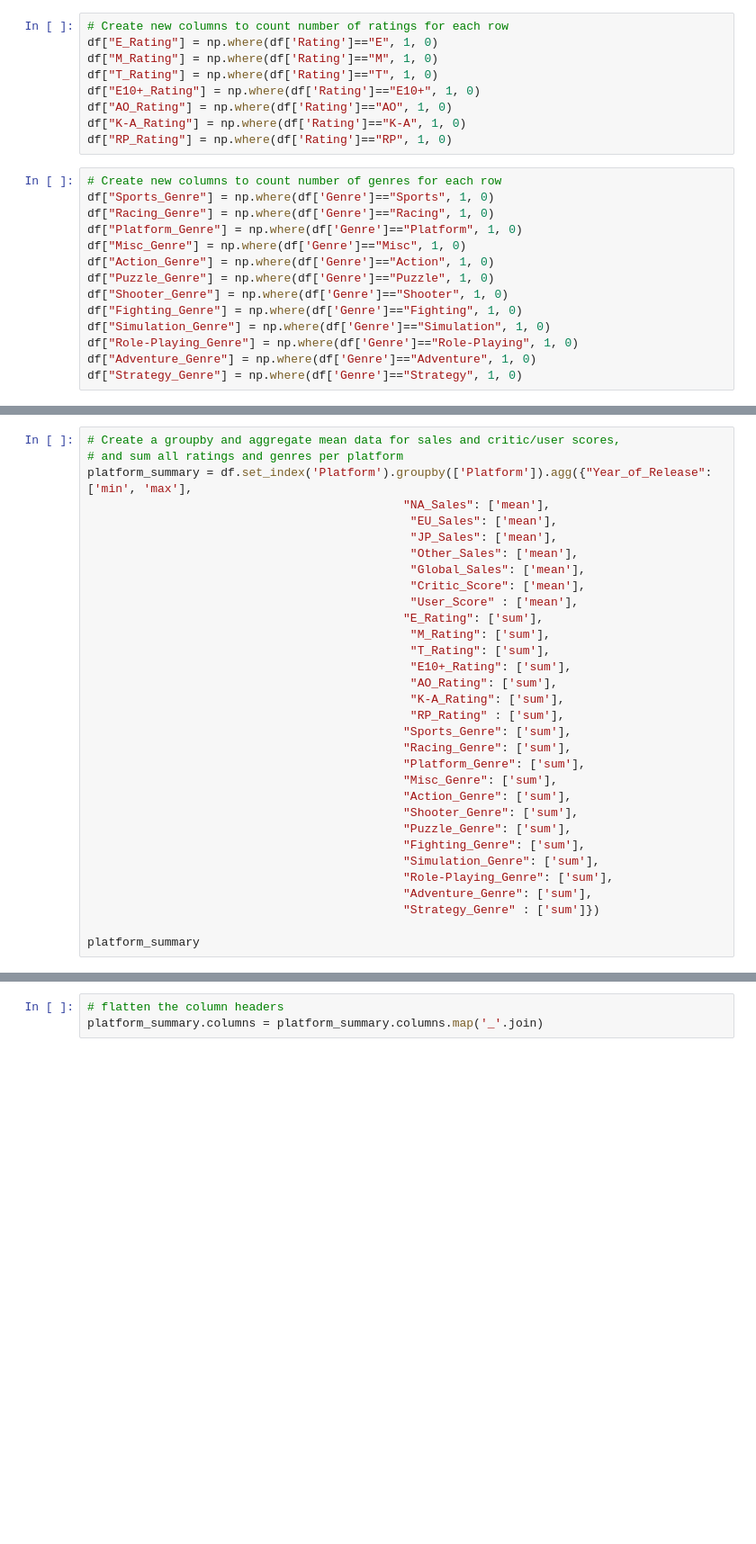
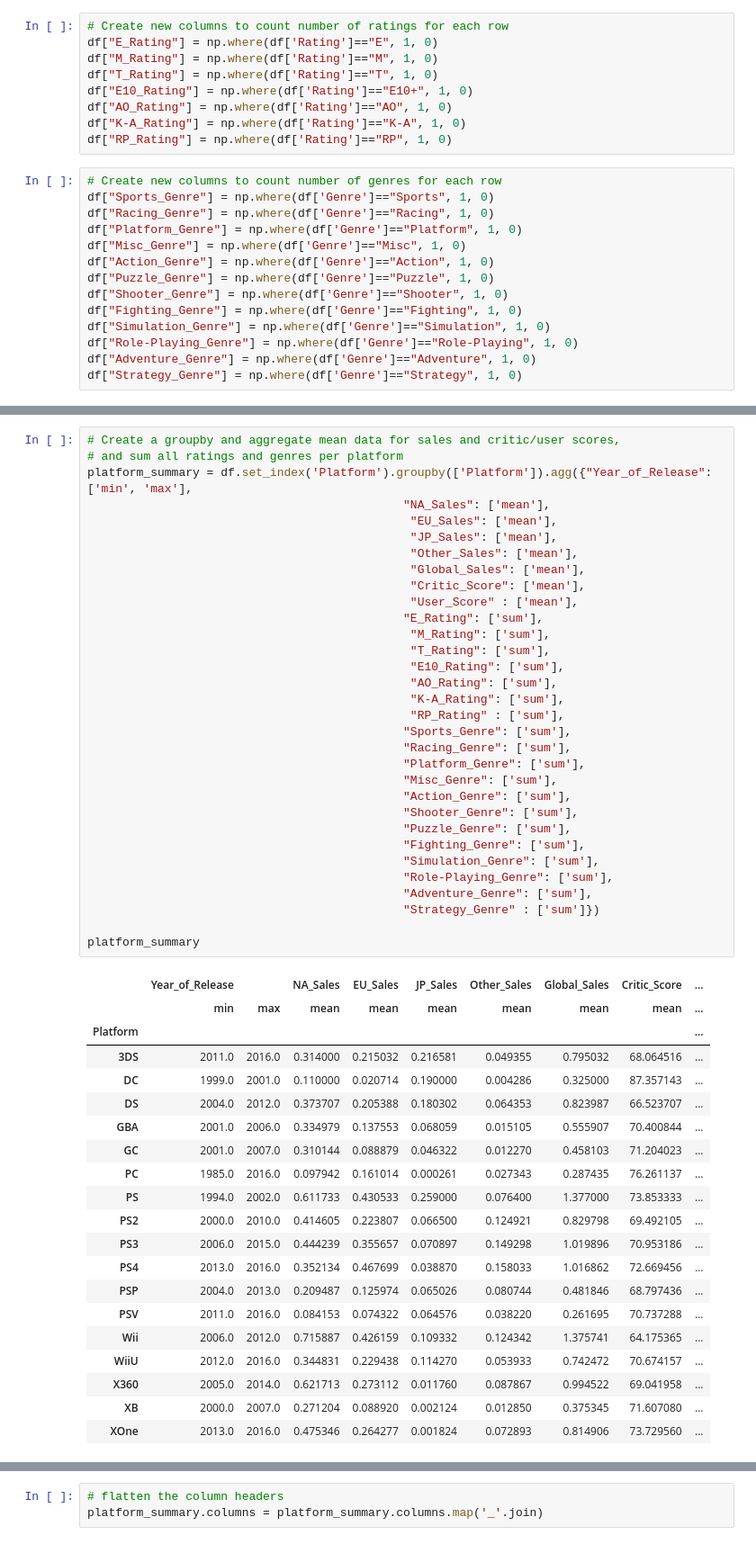
Before and after one commit to sarahcasauria/Project-3-Bootcamp, a Jupyter notebook: python scripts/summarise_by_platform.ipynb, the cells around one changed output, grey strips where cells are left out. Shown at 90% size. Drawn from its saved outputs; the diff is of its cells as text; blank space fills up the shorter version.

Commit message:
updated platform summaries

```diff
--- a/python scripts/summarise_by_platform.ipynb
+++ b/python scripts/summarise_by_platform.ipynb
@@ -16,7 +27,7 @@ print(df.Genre.unique())
 df["E_Rating"] = np.where(df['Rating']=="E", 1, 0)
 df["M_Rating"] = np.where(df['Rating']=="M", 1, 0)
 df["T_Rating"] = np.where(df['Rating']=="T", 1, 0)
-df["E10+_Rating"] = np.where(df['Rating']=="E10+", 1, 0)
+df["E10_Rating"] = np.where(df['Rating']=="E10+", 1, 0)
 df["AO_Rating"] = np.where(df['Rating']=="AO", 1, 0)
 df["K-A_Rating"] = np.where(df['Rating']=="K-A", 1, 0)
 df["RP_Rating"] = np.where(df['Rating']=="RP", 1, 0)
@@ -40,31 +64,52 @@ df.head(10)
 # Create a groupby and aggregate mean data for sales and critic/user scores,
 # and sum all ratings and genres per platform
 platform_summary = df.set_index('Platform').groupby(['Platform']).agg({"Year_of_Release": ['min', 'max'],
                                              "NA_Sales": ['mean'],
                                               "EU_Sales": ['mean'],
                                               "JP_Sales": ['mean'],
                                               "Other_Sales": ['mean'],
                                               "Global_Sales": ['mean'],
                                               "Critic_Score": ['mean'],
                                               "User_Score" : ['mean'],
                                              "E_Rating": ['sum'],
                                               "M_Rating": ['sum'],
                                               "T_Rating": ['sum'],
-                                              "E10+_Rating": ['sum'],
+                                              "E10_Rating": ['sum'],
                                               "AO_Rating": ['sum'],
                                               "K-A_Rating": ['sum'],
                                               "RP_Rating" : ['sum'],
                                              "Sports_Genre": ['sum'],
                                              "Racing_Genre": ['sum'],
                                              "Platform_Genre": ['sum'],
                                              "Misc_Genre": ['sum'],
                                              "Action_Genre": ['sum'],
                                              "Shooter_Genre": ['sum'],
                                              "Puzzle_Genre": ['sum'],
                                              "Fighting_Genre": ['sum'],
                                              "Simulation_Genre": ['sum'],
                                              "Role-Playing_Genre": ['sum'],
                                              "Adventure_Genre": ['sum'],
                                              "Strategy_Genre" : ['sum']})
 
 platform_summary
+# %% [output]
+|  | Year_of_Release |  | NA_Sales | EU_Sales | JP_Sales | Other_Sales | Global_Sales | Critic_Score | ... |
+|  | min | max | mean | mean | mean | mean | mean | mean | ... |
+| Platform |  |  |  |  |  |  |  |  | ... |
+| 3DS | 2011.0 | 2016.0 | 0.314000 | 0.215032 | 0.216581 | 0.049355 | 0.795032 | 68.064516 | ... |
+| DC | 1999.0 | 2001.0 | 0.110000 | 0.020714 | 0.190000 | 0.004286 | 0.325000 | 87.357143 | ... |
+| DS | 2004.0 | 2012.0 | 0.373707 | 0.205388 | 0.180302 | 0.064353 | 0.823987 | 66.523707 | ... |
+| GBA | 2001.0 | 2006.0 | 0.334979 | 0.137553 | 0.068059 | 0.015105 | 0.555907 | 70.400844 | ... |
+| GC | 2001.0 | 2007.0 | 0.310144 | 0.088879 | 0.046322 | 0.012270 | 0.458103 | 71.204023 | ... |
+| PC | 1985.0 | 2016.0 | 0.097942 | 0.161014 | 0.000261 | 0.027343 | 0.287435 | 76.261137 | ... |
+| PS | 1994.0 | 2002.0 | 0.611733 | 0.430533 | 0.259000 | 0.076400 | 1.377000 | 73.853333 | ... |
+| PS2 | 2000.0 | 2010.0 | 0.414605 | 0.223807 | 0.066500 | 0.124921 | 0.829798 | 69.492105 | ... |
+| PS3 | 2006.0 | 2015.0 | 0.444239 | 0.355657 | 0.070897 | 0.149298 | 1.019896 | 70.953186 | ... |
+| PS4 | 2013.0 | 2016.0 | 0.352134 | 0.467699 | 0.038870 | 0.158033 | 1.016862 | 72.669456 | ... |
+| PSP | 2004.0 | 2013.0 | 0.209487 | 0.125974 | 0.065026 | 0.080744 | 0.481846 | 68.797436 | ... |
+| PSV | 2011.0 | 2016.0 | 0.084153 | 0.074322 | 0.064576 | 0.038220 | 0.261695 | 70.737288 | ... |
+| Wii | 2006.0 | 2012.0 | 0.715887 | 0.426159 | 0.109332 | 0.124342 | 1.375741 | 64.175365 | ... |
+| WiiU | 2012.0 | 2016.0 | 0.344831 | 0.229438 | 0.114270 | 0.053933 | 0.742472 | 70.674157 | ... |
+| X360 | 2005.0 | 2014.0 | 0.621713 | 0.273112 | 0.011760 | 0.087867 | 0.994522 | 69.041958 | ... |
+| XB | 2000.0 | 2007.0 | 0.271204 | 0.088920 | 0.002124 | 0.012850 | 0.375345 | 71.607080 | ... |
+| XOne | 2013.0 | 2016.0 | 0.475346 | 0.264277 | 0.001824 | 0.072893 | 0.814906 | 73.729560 | ... |
```
Also changed, not shown: parts of 5 cells of this notebook, 1 other file.
